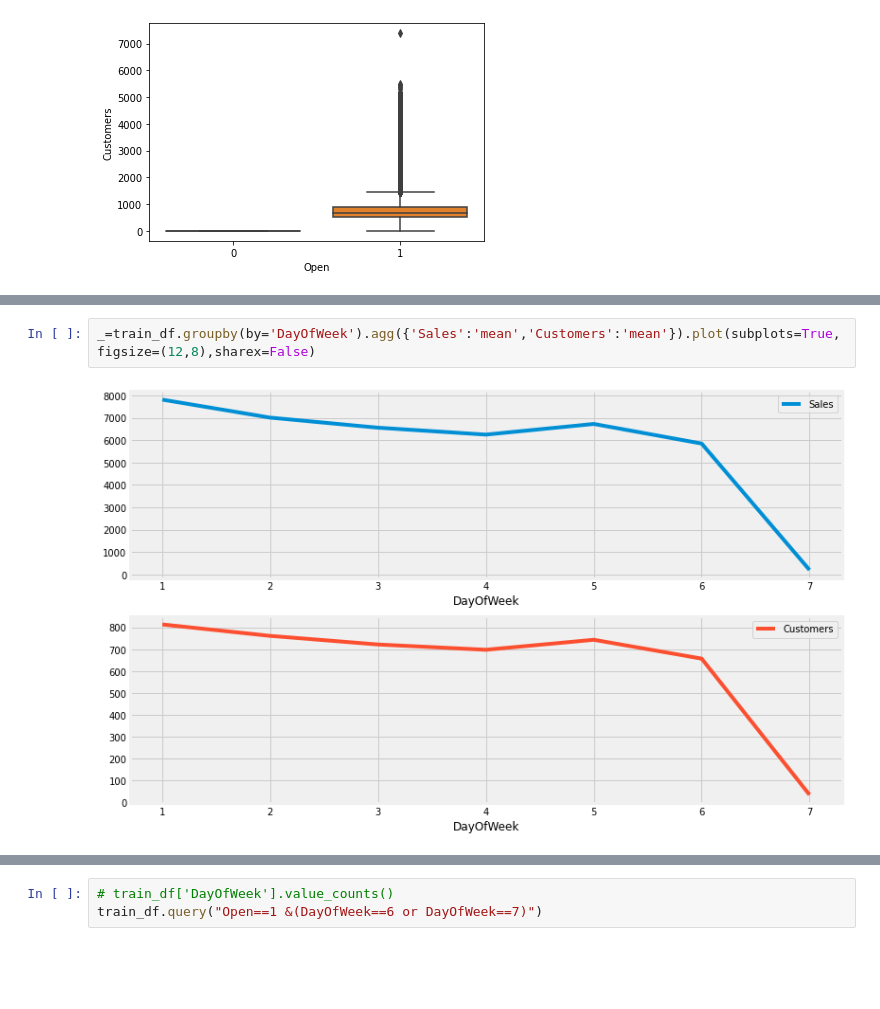
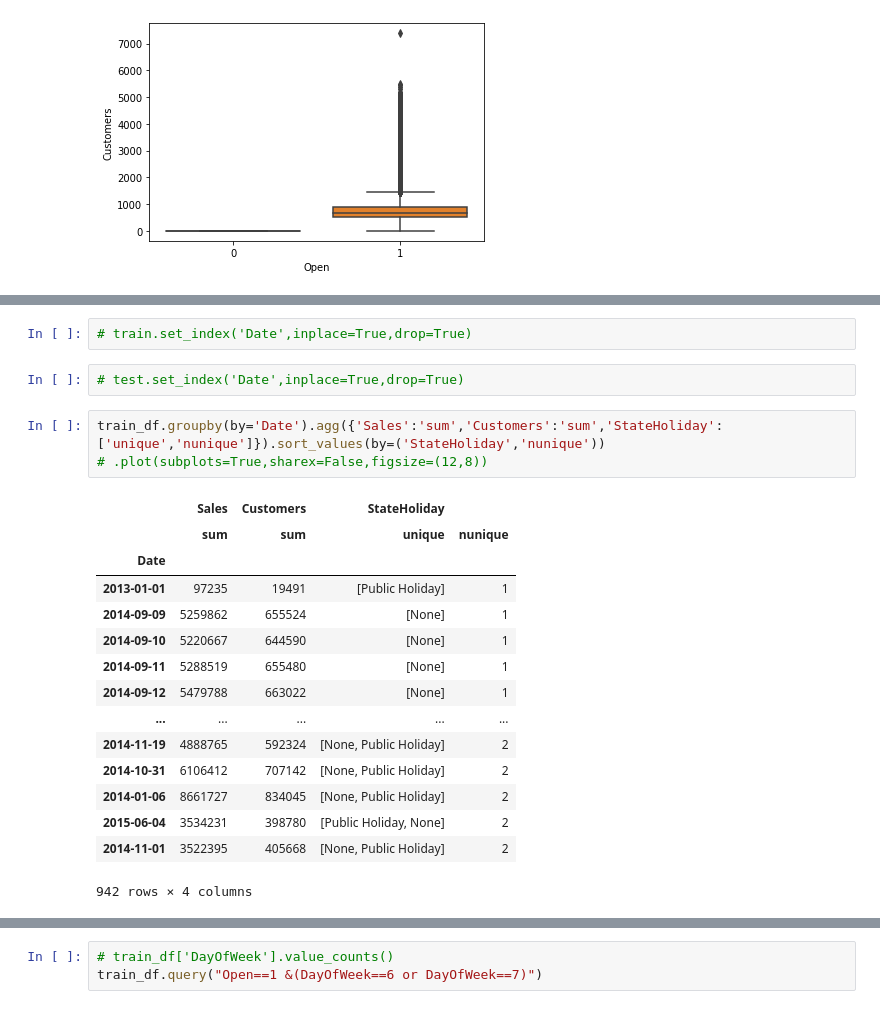
Before and after one commit to fbagire/pharmaceutical_sales_forecast, a Jupyter notebook: notebook/EDA.ipynb, the cells around one changed output, grey strips where cells are left out. Saved outputs shown, nothing was run; the diff lists cells and outputs as text; blank space fills up the shorter version.

```diff
--- a/notebook/EDA.ipynb
+++ b/notebook/EDA.ipynb
@@ -191,4 +183,23 @@ _=train_df.groupby(by='Date').agg({'Sales':'sum','Customers':'sum'}).plot(subplo
-# %%
-_=train_df.groupby(by='DayOfWeek').agg({'Sales':'mean','Customers':'mean'}).plot(subplots=True,figsize=(12,8),sharex=False)
-# %% [output]
-[figure, removed]
+# %%
+# train.set_index('Date',inplace=True,drop=True)
+# %%
+# test.set_index('Date',inplace=True,drop=True)
+# %%
+train_df.groupby(by='Date').agg({'Sales':'sum','Customers':'sum','StateHoliday':['unique','nunique']}).sort_values(by=('StateHoliday','nunique'))
+# .plot(subplots=True,sharex=False,figsize=(12,8))
+# %% [output]
+|  | Sales | Customers | StateHoliday |  |
+|  | sum | sum | unique | nunique |
+| Date |  |  |  |  |
+| 2013-01-01 | 97235 | 19491 | [Public Holiday] | 1 |
+| 2014-09-09 | 5259862 | 655524 | [None] | 1 |
+| 2014-09-10 | 5220667 | 644590 | [None] | 1 |
+| 2014-09-11 | 5288519 | 655480 | [None] | 1 |
+| 2014-09-12 | 5479788 | 663022 | [None] | 1 |
+| ... | ... | ... | ... | ... |
+| 2014-11-19 | 4888765 | 592324 | [None, Public Holiday] | 2 |
+| 2014-10-31 | 6106412 | 707142 | [None, Public Holiday] | 2 |
+| 2014-01-06 | 8661727 | 834045 | [None, Public Holiday] | 2 |
+| 2015-06-04 | 3534231 | 398780 | [Public Holiday, None] | 2 |
+| 2014-11-01 | 3522395 | 405668 | [None, Public Holiday] | 2 |
+942 rows × 4 columns
```
Also changed, not shown: parts of 9 cells of this notebook.
